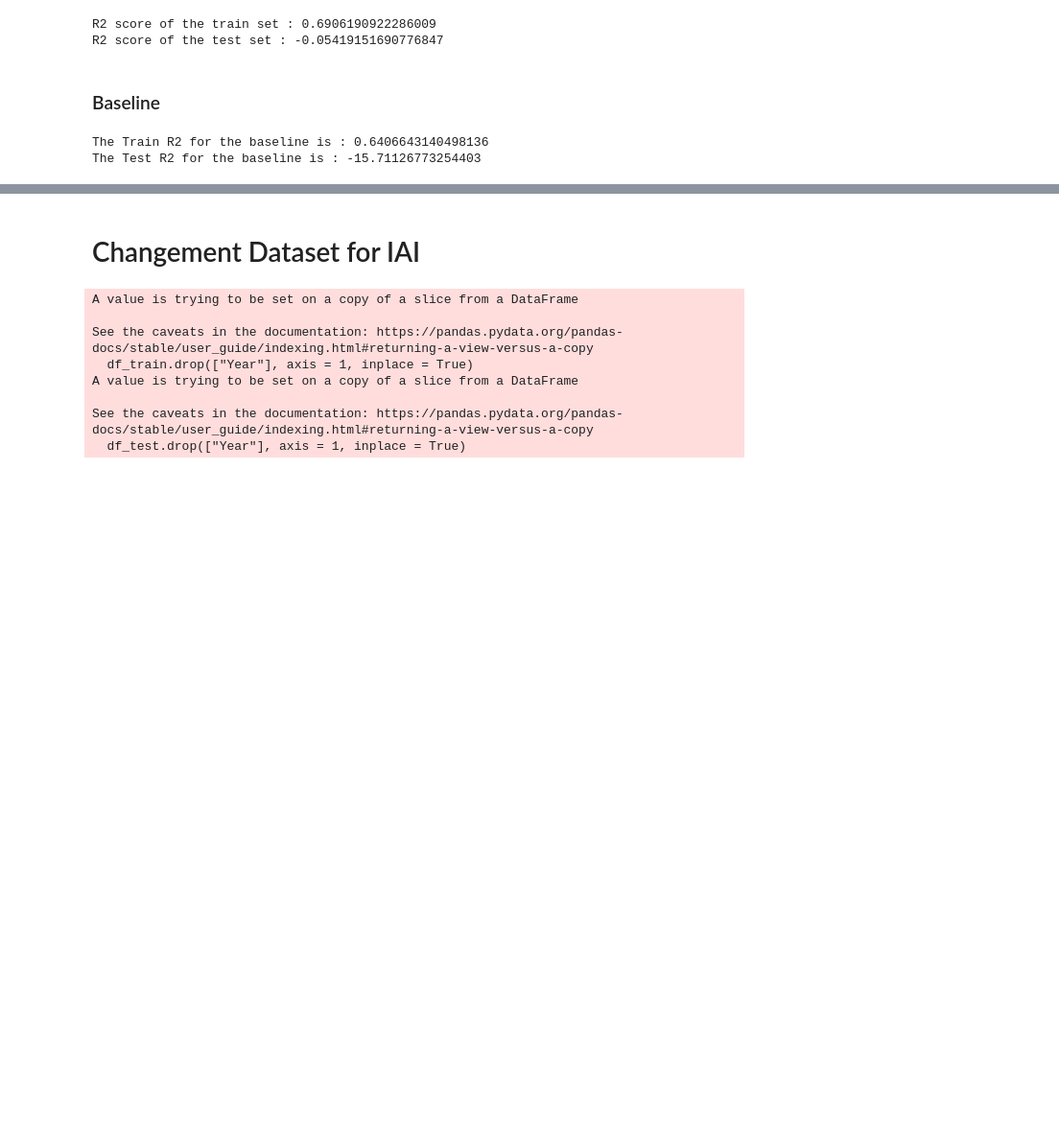
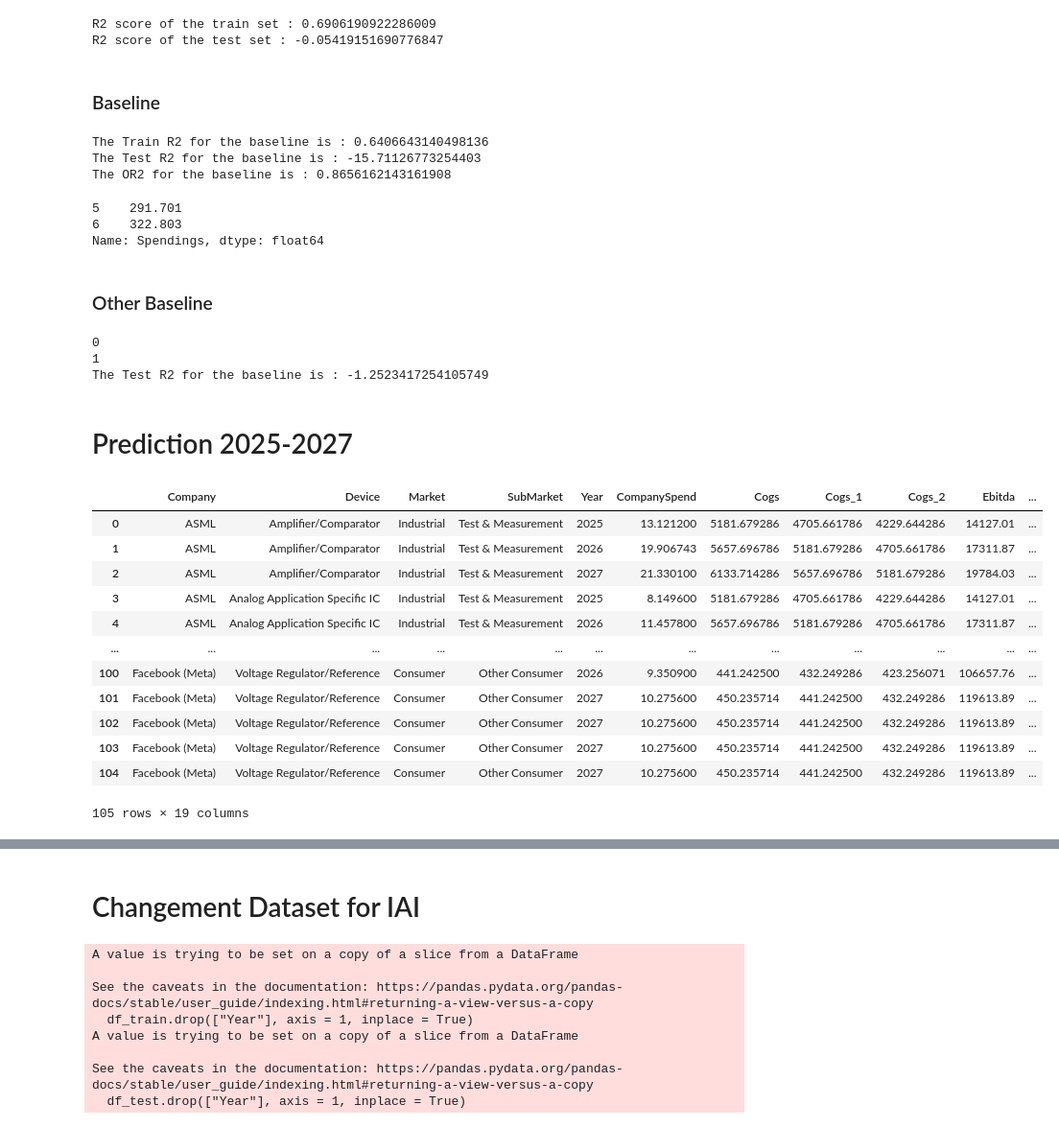
Before and after one commit to lucasleforest/analyticslab, a Jupyter notebook: 2_models/prediction.ipynb, the cells around one changed output, grey strips where cells are left out. Shown at 96% size. Drawn from its saved outputs; the diff is of its cells as text; code cells hidden in the pictures; blank space fills up the shorter version.

Commit message:
pred meta asml

```diff
--- a/2_models/prediction.ipynb
+++ b/2_models/prediction.ipynb
@@ -451,6 +467,7 @@ for ind in baseline_train.groupby(["Company", "Market", "SubMarket", "Device"]).
 # %%
 r2_baseline_train = []
 r2_baseline_test = []
+osr2_baseline = []
 for x in combinations :
     y_train = baseline_train[(baseline_train.Company == x[0]) & (baseline_train.Market == x[1]) & (baseline_train.SubMarket == x[2]) & (baseline_train.Device == x[3])].Spendings
     X_train = np.array([i for i in range(2018, 2023)]).reshape(-1, 1)
@@ -462,9 +479,58 @@ for x in combinations :
     y_test = baseline_test[(baseline_test.Company == x[0]) & (baseline_test.Market == x[1]) & (baseline_test.SubMarket == x[2]) & (baseline_test.Device == x[3])].Spendings
     r2_baseline_train.append(r2_score(reg.predict(X_bis), y_train))
     r2_baseline_test.append(r2_score(reg.predict(X_test_bis), y_test))
+    osr2_baseline.append(osr2(reg.predict(X_test_bis), y_test, y_train))
 
 print(f"The Train R2 for the baseline is : {np.mean(r2_baseline_train)}")
 print(f"The Test R2 for the baseline is : {np.mean(r2_baseline_test)}")
+print(f"The OR2 for the baseline is : {np.mean(osr2_baseline)}")
 # %% [output]
 The Train R2 for the baseline is : 0.6406643140498136
 The Test R2 for the baseline is : -15.71126773254403
+The OR2 for the baseline is : 0.8656162143161908
+# %%
+y_test
+# %% [output]
+5    291.701
+6    322.803
+Name: Spendings, dtype: float64
+# %% [markdown]
+### Other Baseline
+# %%
+baseline_df2 = pd.read_csv("../clean_data/final_df.csv", index_col= 0)
+baseline_df2["Predict"] = baseline_df2.Spendings.shift(1)
+baseline_df2 = baseline_df2[(baseline_df2.Year >= 2023)][["Spendings", "Predict"]]
+r2_baseline_test2 = []
+osr2_baseline2 = []
+k = 0
+for i, ind in enumerate(list(baseline_df2.index)):
+    if k //2 == 0:
+        print(i)
+        r2_baseline_test2.append(r2_score(baseline_df2.iloc[i:i+2, :].Spendings, baseline_df2.iloc[i:i+2, :].Predict))
+        osr2
+    k += 1
+print(f"The Test R2 for the baseline is : {np.mean(r2_baseline_test2)}")
+# %% [output]
+0
+1
+The Test R2 for the baseline is : -1.2523417254105749
+# %% [markdown]
+# Prediction 2025-2027
+# %%
+prediction_df = pd.read_csv("../clean_data/prediction_df.csv", index_col = 0)
+prediction_df = prediction_df[(prediction_df.Company == 'Facebook (Meta)') | (prediction_df.Company == 'ASML')].reset_index(drop = True)
+prediction_df
+# %% [output]
+|  | Company | Device | Market | SubMarket | Year | CompanySpend | Cogs | Cogs_1 | Cogs_2 | Ebitda | ... |
+| 0 | ASML | Amplifier/Comparator | Industrial | Test & Measurement | 2025 | 13.121200 | 5181.679286 | 4705.661786 | 4229.644286 | 14127.01 | ... |
+| 1 | ASML | Amplifier/Comparator | Industrial | Test & Measurement | 2026 | 19.906743 | 5657.696786 | 5181.679286 | 4705.661786 | 17311.87 | ... |
+| 2 | ASML | Amplifier/Comparator | Industrial | Test & Measurement | 2027 | 21.330100 | 6133.714286 | 5657.696786 | 5181.679286 | 19784.03 | ... |
+| 3 | ASML | Analog Application Specific IC | Industrial | Test & Measurement | 2025 | 8.149600 | 5181.679286 | 4705.661786 | 4229.644286 | 14127.01 | ... |
+| 4 | ASML | Analog Application Specific IC | Industrial | Test & Measurement | 2026 | 11.457800 | 5657.696786 | 5181.679286 | 4705.661786 | 17311.87 | ... |
+| ... | ... | ... | ... | ... | ... | ... | ... | ... | ... | ... | ... |
+| 100 | Facebook (Meta) | Voltage Regulator/Reference | Consumer | Other Consumer | 2026 | 9.350900 | 441.242500 | 432.249286 | 423.256071 | 106657.76 | ... |
+| 101 | Facebook (Meta) | Voltage Regulator/Reference | Consumer | Other Consumer | 2027 | 10.275600 | 450.235714 | 441.242500 | 432.249286 | 119613.89 | ... |
+| 102 | Facebook (Meta) | Voltage Regulator/Reference | Consumer | Other Consumer | 2027 | 10.275600 | 450.235714 | 441.242500 | 432.249286 | 119613.89 | ... |
+| 103 | Facebook (Meta) | Voltage Regulator/Reference | Consumer | Other Consumer | 2027 | 10.275600 | 450.235714 | 441.242500 | 432.249286 | 119613.89 | ... |
+| 104 | Facebook (Meta) | Voltage Regulator/Reference | Consumer | Other Consumer | 2027 | 10.275600 | 450.235714 | 441.242500 | 432.249286 | 119613.89 | ... |
+105 rows × 19 columns
```
Also changed, not shown: parts of 7 cells of this notebook, 1 other file.
